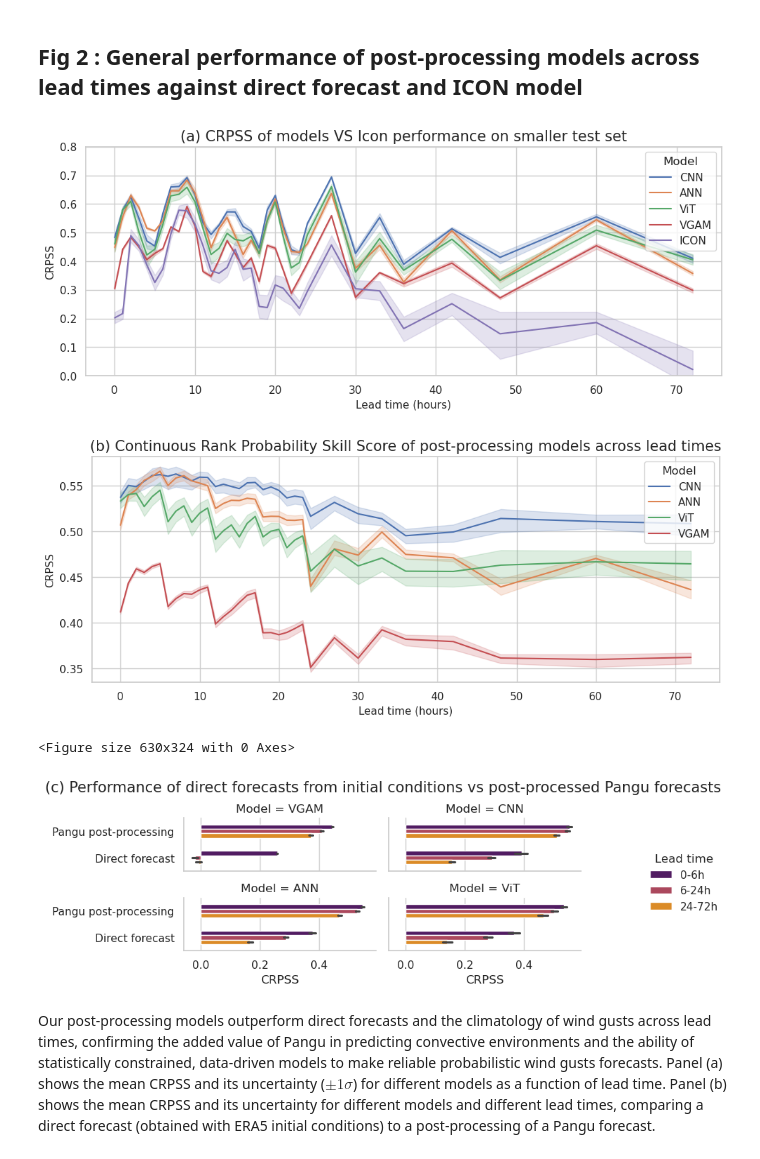
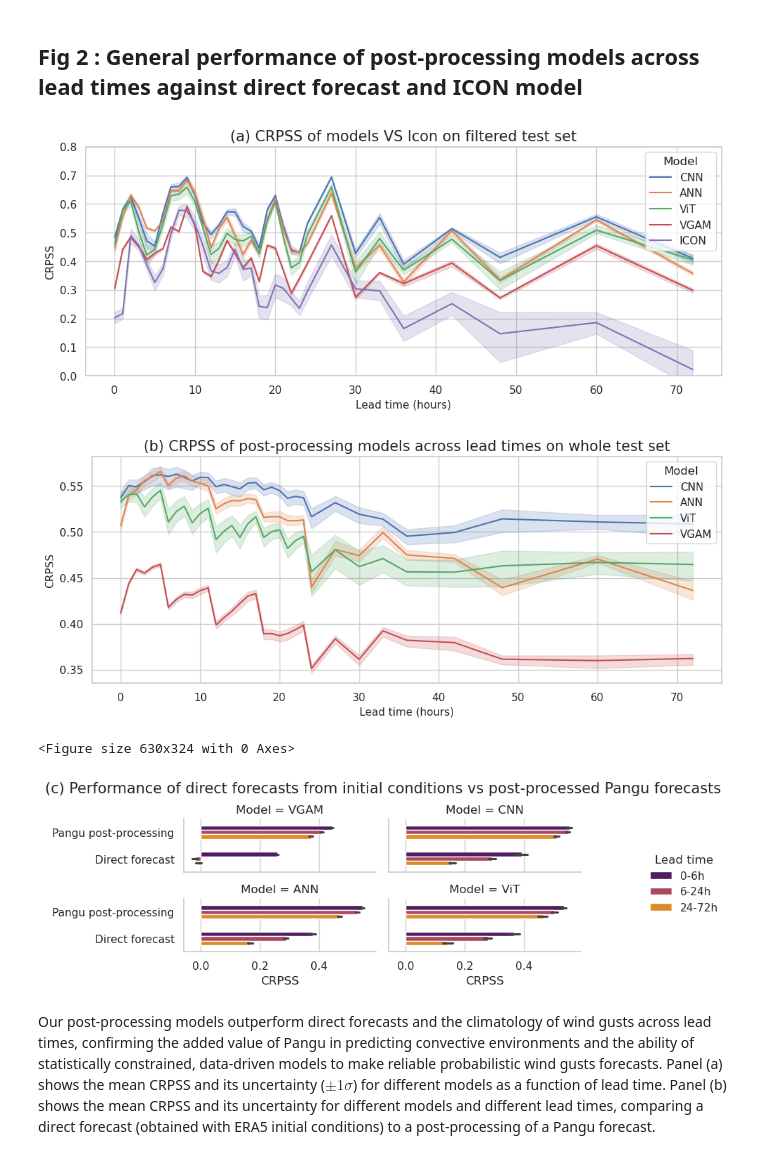
Before and after one commit to AntLrc/ConvectiveThunderstormWindGust_ML, a Jupyter notebook: figures.ipynb, the cells around one changed output. Saved outputs shown, nothing was run; the diff lists cells and outputs as text; code cells hidden in the pictures.

```diff
--- a/figures.ipynb
+++ b/figures.ipynb
@@ -168,17 +170,17 @@ crpss_df['lead_time'] = crpss_df['lead_time'].dt.total_seconds() / 3600
 # %%
 # Plot the CRPSS, with lead time in hours as x-axis
 
 sns.set_theme(style = 'whitegrid')
 plt.figure(figsize = (11.7, 4.24))
 sns.lineplot(data = crpss_df, x = 'lead_time', y = 'CRPSS', hue = 'Model')
 plt.xlabel('Lead time (hours)', fontsize = 11)
 plt.ylim(0.,0.8)
 plt.ylabel('CRPSS', fontsize = 11)
-plt.title('(a) CRPSS of models VS Icon performance on smaller test set', fontsize = 15)
+plt.title('(a) CRPSS of models VS Icon on filtered test set', fontsize = 15)
 plt.tick_params(axis='both', labelsize=11)
 plt.show()
 # %% [output]
-[figure, old version]
+[figure, new version]
 # %%
 
 crps_cnn = long_crps_cnn.reshape((5,5,33,-1))
@@ -245,7 +247,7 @@ plt.figure(figsize = (11.7, 4.24))
 sns.lineplot(data = crpss_df, x = 'lead_time', y = 'CRPSS', hue = 'Model')
 plt.xlabel('Lead time (hours)', fontsize = 11)
 plt.ylabel('CRPSS', fontsize = 11)
-plt.title('(b) Continuous Rank Probability Skill Score of post-processing models across lead times', fontsize = 15)
+plt.title('(b) CRPSS of post-processing models across lead times on whole test set', fontsize = 15)
 plt.tick_params(axis='both', labelsize=11)
 plt.show()
 
@@ -271,7 +273,7 @@ plt.gcf().axes[0].tick_params(axis='both', labelsize=11)
 plt.suptitle('(c) Performance of direct forecasts from initial conditions vs post-processed Pangu forecasts', y = 1.05, fontsize = 15)
 plt.show()
 # %% [output]
-[figure, old version]
+[figure, new version]
 <Figure size 630x324 with 0 Axes>
 [figure]
 # %% [markdown]
```
Also changed, not shown: parts of 2 cells of this notebook, 2 other files.
